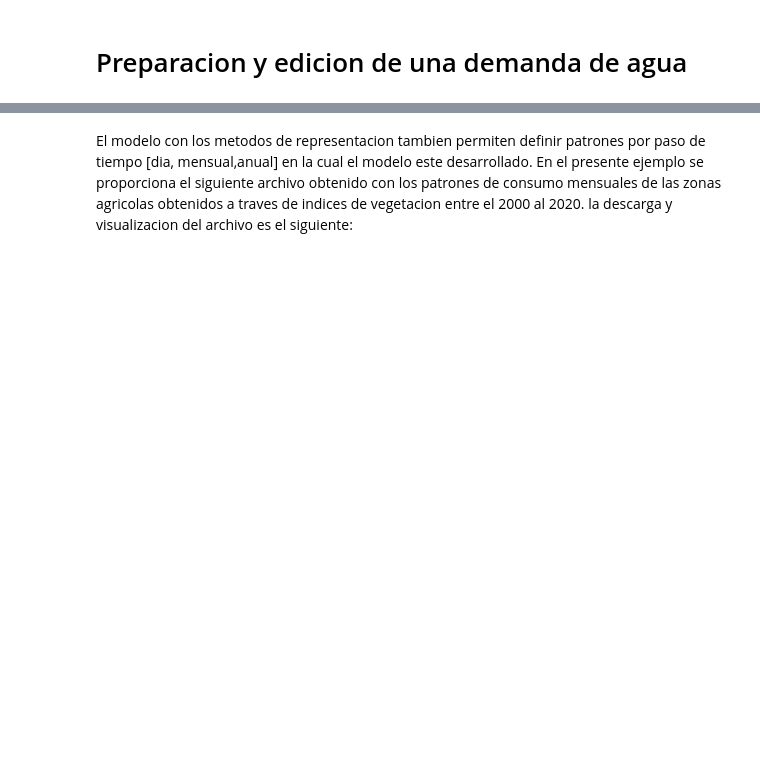
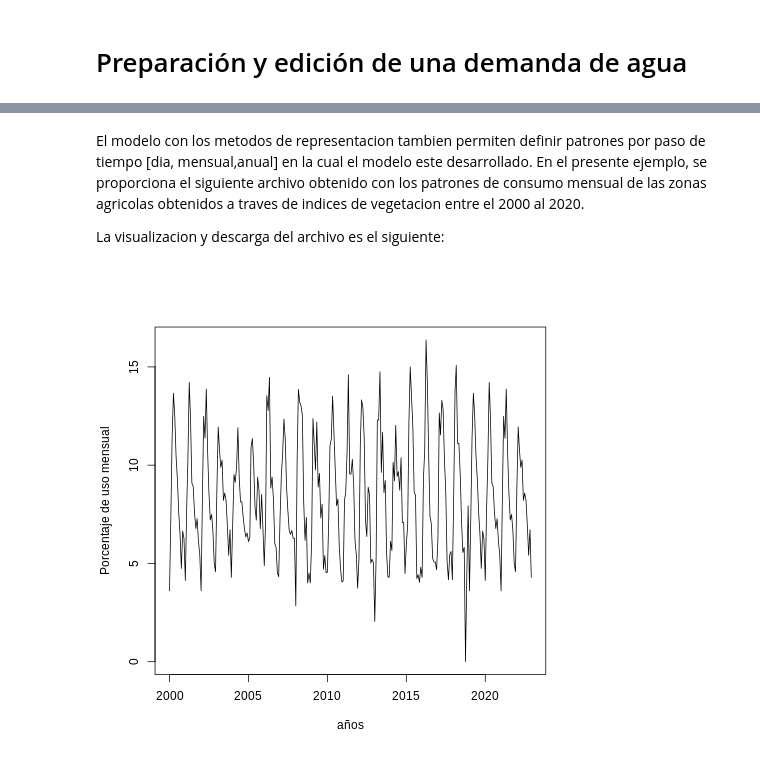
Before and after one commit to sei-latam/peru-web-training-2024, a Jupyter notebook: Notebooks/DemandasGenericas.ipynb, the cells around one changed output, grey strips where cells are left out. Saved outputs shown, nothing was run; the diff lists cells and outputs as text; code cells hidden in the pictures; blank space fills up the shorter version.

```diff
--- a/Notebooks/DemandasGenericas.ipynb
+++ b/Notebooks/DemandasGenericas.ipynb
@@ -1,8 +21,10 @@
 # %% [markdown]
-# Preparacion y edicion de una demanda de agua
+# Preparación y edición de una demanda de agua
 # %% [markdown]
 WEAP permite ajustar los elementos de demanda de acuerdo con la informacion que el modelador tenga. En los pasos siguientes se guiara en la creacion de los dos nodos de demanda de ejemplo para la region del rio Tumbes, mejorando la configuracion de WEAP para ingresar datos de demanda agricola mas especificos, pero manteniendo la metodologia previa en el caso de la demanda poblacional.
 
 <img src="https://drive.google.com/uc?export=view&id=1G7vOPUImsNPivm1RzuqLSlX7WT82ZARo" alt="Drawing"  width="1000" style="width: 100px;"/>
 # %% [markdown]
-El modelo con los metodos de representacion tambien permiten definir patrones por paso de tiempo [dia, mensual,anual] en la cual el modelo este desarrollado. En el presente ejemplo se proporciona el siguiente archivo obtenido con los patrones de consumo mensuales de las zonas agricolas obtenidos a traves de indices de vegetacion entre el 2000 al 2020. la descarga y visualizacion del archivo es el siguiente:
+El modelo con los metodos de representacion tambien permiten definir patrones por paso de tiempo [dia, mensual,anual] en la cual el modelo este desarrollado. En el presente ejemplo, se proporciona el siguiente archivo obtenido con los patrones de consumo mensual de las zonas agricolas obtenidos a traves de indices de vegetacion entre el 2000 al 2020.
+
+La visualizacion y descarga del archivo es el siguiente:
@@ -9,3 +33,10 @@ El modelo con los metodos de representacion tambien permiten definir patrones po
+# %%
+%%R
+datos<-read.csv("https://drive.google.com/uc?export=download&id=1JVnbFEms9EQfxM0GpSB_L3NaLRu3xarr", header = TRUE)
+datos<-as.data.frame(datos[2:nrow(datos),])
+plot(as.Date(datos$X.DateFormat.mm.dd.yyyy, format = "%m/%d/%Y"), datos$X, type = "l", xlab= "años", ylab = "Porcentaje de uso mensual")
+# %% [output]
+[figure, added]
 # %%
 from IPython.core.display import display, HTML
 # Google Drive file ID
```
Also changed, not shown: parts of 4 cells of this notebook.
